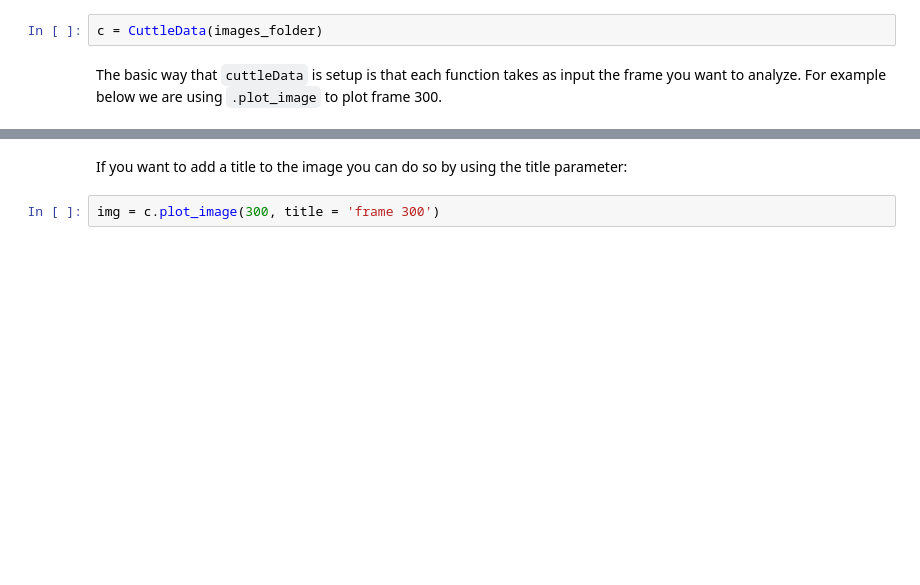
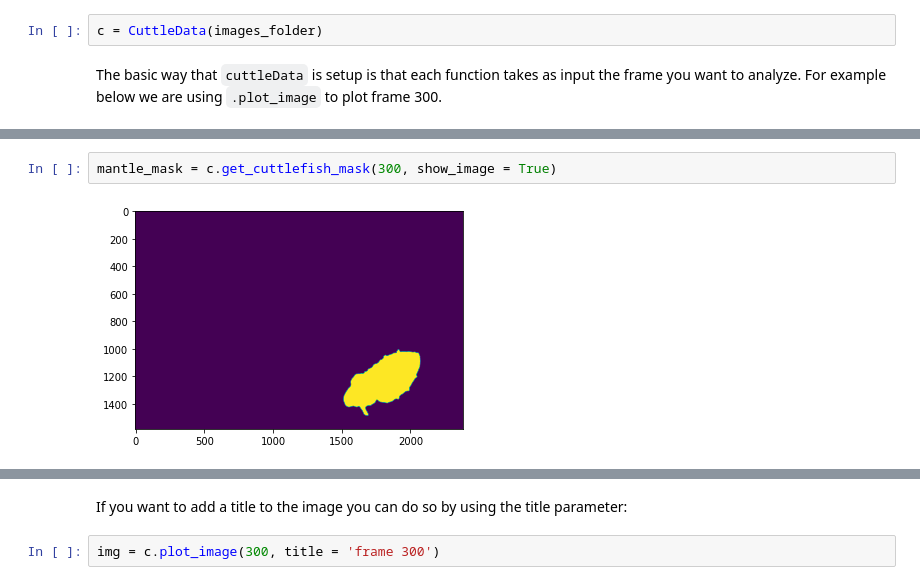
Before and after one commit to ershook/cuttledata, a Jupyter notebook: docs/source/tutorial.ipynb, the cells around one changed output, grey strips where cells are left out. Cells and saved outputs as stored; diff of their text form; blank space fills up the shorter version.

```diff
--- a/docs/source/tutorial.ipynb
+++ b/docs/source/tutorial.ipynb
@@ -26,3 +25,7 @@ The basic way that `cuttleData` is setup is that each function takes as input th
 img = c.plot_image(300)
 # %% [output]
 [figure]
+# %%
+mantle_mask = c.get_cuttlefish_mask(300, show_image = True)
+# %% [output]
+[figure, added]
```
Also changed, not shown: parts of 62 cells of this notebook, 2 other files.
